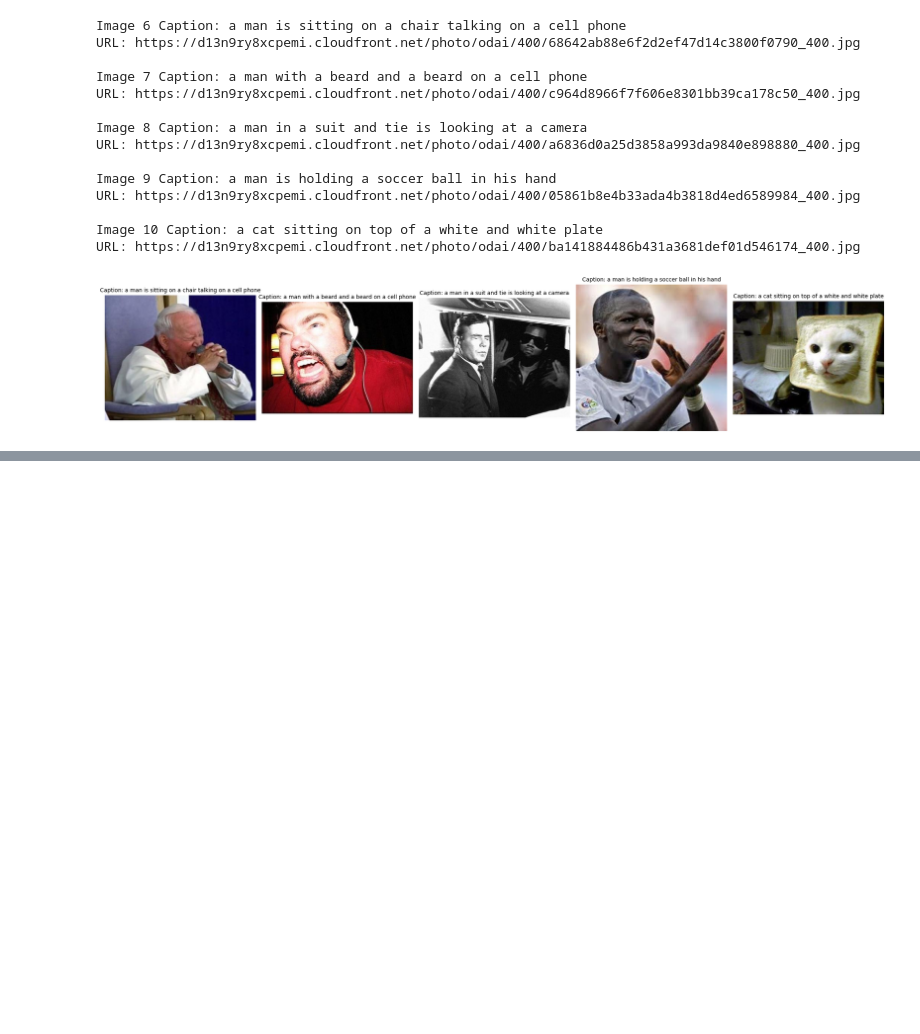
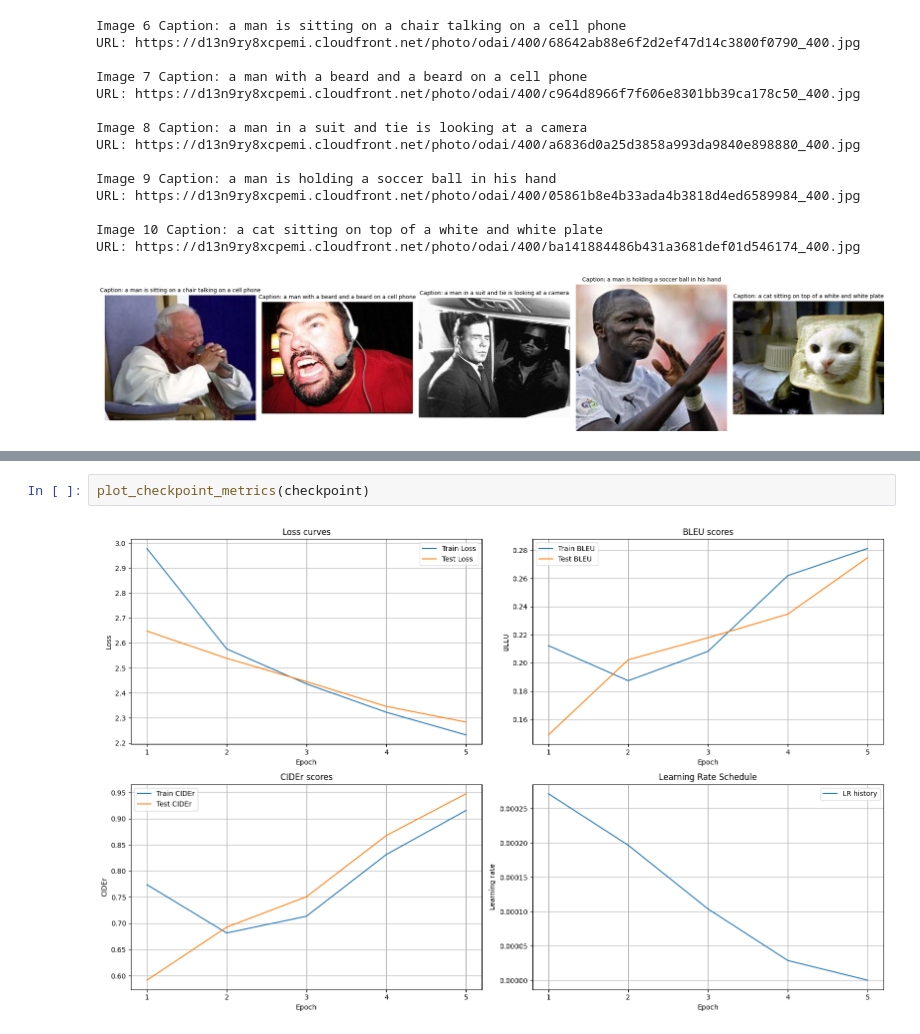
Before and after one commit to Borodum/make_fun, a Jupyter notebook: backend/models/img_2_text_yolo.ipynb, the cells around one changed output, grey strips where cells are left out. Drawn from its saved outputs; the diff is of its cells as text; blank space fills up the shorter version.

Commit message:
add: metrics

```diff
--- a/backend/models/img_2_text_yolo.ipynb
+++ b/backend/models/img_2_text_yolo.ipynb
@@ -511,0 +571,4 @@ URL: https://d13n9ry8xcpemi.cloudfront.net/photo/odai/400/ba141884486b431a3681de
+# %%
+plot_checkpoint_metrics(checkpoint)
+# %% [output]
+[figure, added]
```
Also changed, not shown: parts of 1 cell of this notebook.
